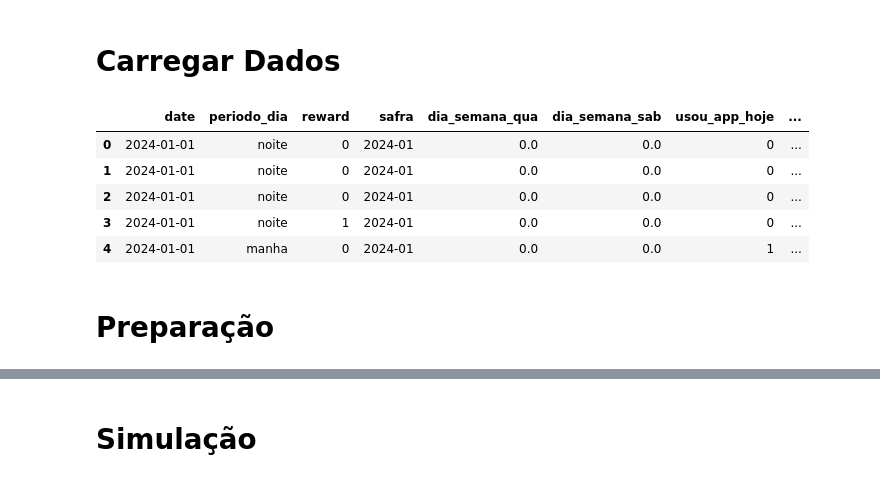
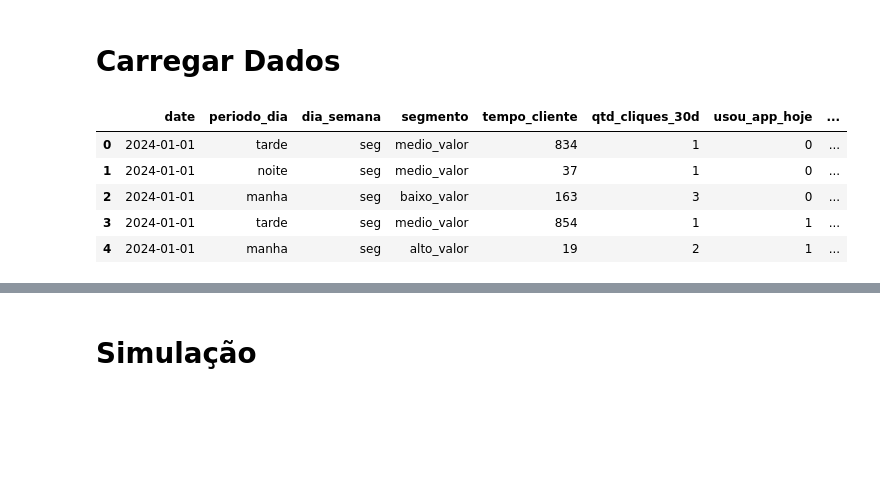
Before and after one commit to CarlosQuixada/Contextual-Multi-Armed-Bandit, a Jupyter notebook: notebook/02_Simulacao_CMAB copy.ipynb, the cells around one changed output, grey strips where cells are left out. Drawn from its saved outputs; the diff is of its cells as text; code cells hidden in the pictures; blank space fills up the shorter version.

```diff
--- a/notebook/02_Simulacao_CMAB copy.ipynb
+++ b/notebook/02_Simulacao_CMAB copy.ipynb
@@ -9,14 +12,15 @@ from IPython.display import clear_output
 # %% [markdown]
 # Carregar Dados
 # %%
-df = pd.read_csv('../dataset/processed/datset_processed.csv')
+df = pd.read_csv('../dataset/raw/dataset.csv')
+# df.drop(columns=['reward', 'periodo_dia'], inplace=True)
+df['date'] = pd.to_datetime(df['date'])
+df['safra'] = df['date'].dt.to_period('M').astype(str)
 df.head()
 # %% [output]
-|  | date | periodo_dia | reward | safra | dia_semana_qua | dia_semana_sab | usou_app_hoje | ... |
-| 0 | 2024-01-01 | noite | 0 | 2024-01 | 0.0 | 0.0 | 0 | ... |
-| 1 | 2024-01-01 | noite | 0 | 2024-01 | 0.0 | 0.0 | 0 | ... |
-| 2 | 2024-01-01 | noite | 0 | 2024-01 | 0.0 | 0.0 | 0 | ... |
-| 3 | 2024-01-01 | noite | 1 | 2024-01 | 0.0 | 0.0 | 0 | ... |
-| 4 | 2024-01-01 | manha | 0 | 2024-01 | 0.0 | 0.0 | 1 | ... |
+|  | date | periodo_dia | dia_semana | segmento | tempo_cliente | qtd_cliques_30d | usou_app_hoje | ... |
+| 0 | 2024-01-01 | tarde | seg | medio_valor | 834 | 1 | 0 | ... |
+| 1 | 2024-01-01 | noite | seg | medio_valor | 37 | 1 | 0 | ... |
+| 2 | 2024-01-01 | manha | seg | baixo_valor | 163 | 3 | 0 | ... |
+| 3 | 2024-01-01 | tarde | seg | medio_valor | 854 | 1 | 1 | ... |
+| 4 | 2024-01-01 | manha | seg | alto_valor | 19 | 2 | 1 | ... |
-# %% [markdown]
-# Preparação
```
Also changed, not shown: parts of 12 cells of this notebook, 6 other files.
